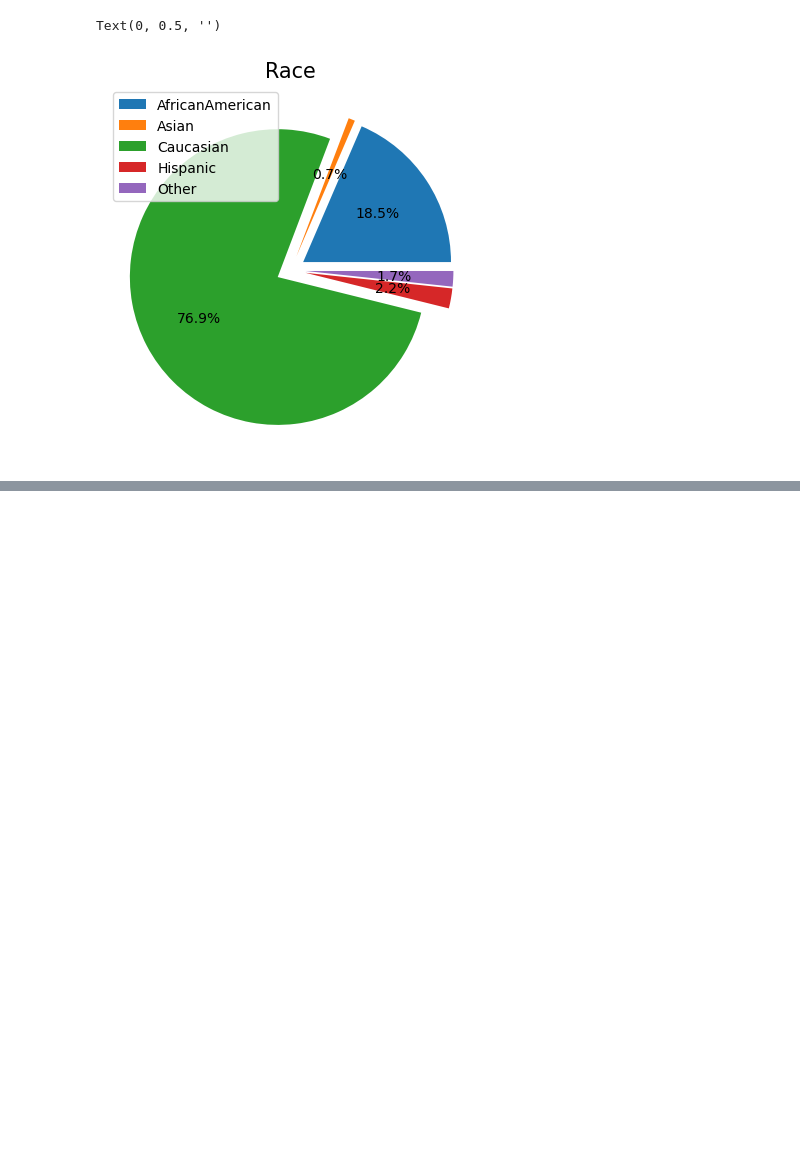
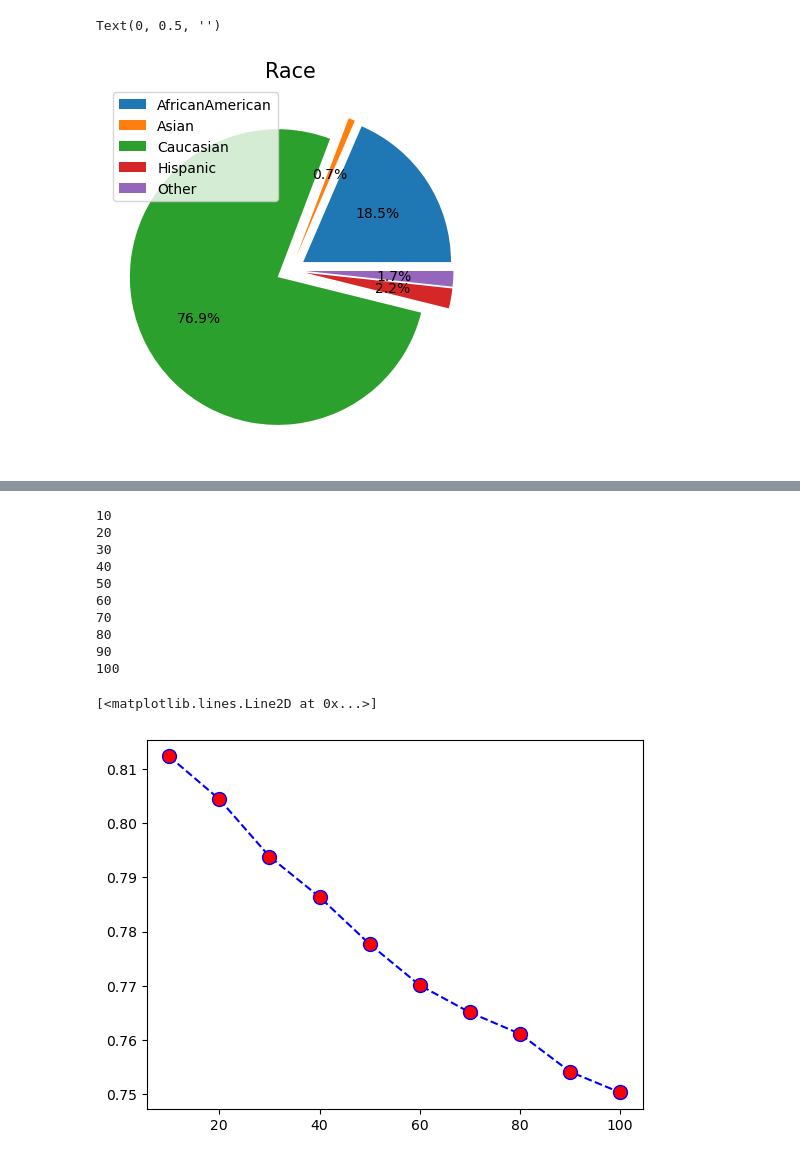
Before and after one commit to chlotmpo/python_data_analysis, a Jupyter notebook: Notebook_diabetes/Notebook_diabetes.ipynb, the cells around one changed output, grey strips where cells are left out. Saved outputs shown, nothing was run; the diff lists cells and outputs as text; code cells hidden in the pictures; blank space fills up the shorter version.

```diff
--- a/Notebook_diabetes/Notebook_diabetes.ipynb
+++ b/Notebook_diabetes/Notebook_diabetes.ipynb
@@ -353,0 +445,7 @@ Text(0, 0.5, '')
+# %%
+#we scale the data to have a same basis for all the columns
+from sklearn.preprocessing import StandardScaler
+scaler = StandardScaler()
+scaler.fit(x_train)
+x_train = scaler.transform(x_train)
+x_test = scaler.transform(x_test)
@@ -353,0 +454,5 @@ Text(0, 0.5, '')
+# %%
+#we import the algo from sklearn library to use knn model and then we create a knn model with our data
+from sklearn.neighbors import KNeighborsClassifier
+knn = KNeighborsClassifier(n_neighbors = 10)
+knn.fit(x_train, y_train)
@@ -353,0 +466,10 @@ Text(0, 0.5, '')
+# %%
+#we calculate our prediction
+y_pred = knn.predict(x_test)
+# %%
+#we want now to verify and test the performance of our model
+#to do so we will import the confusion matrix and the accuracy method to have visibility on the performance of our model
+from sklearn.metrics import confusion_matrix,accuracy_score
+cm = confusion_matrix(y_test, y_pred)
+ac = accuracy_score(y_test,y_pred)
+cm,ac
@@ -353,0 +494,27 @@ Text(0, 0.5, '')
+# %%
+#now it's time to visualize some elements of our model
+ks = [x for x in np.arange(10,102, 10)]
+acs = []
+
+for k in ks:
+    print(k)
+    knn = KNeighborsClassifier(n_neighbors = k).fit(x_train, y_train)
+    y_pred = knn.predict(x_test)
+    ac = accuracy_score(y_test,y_pred)
+    acs.append(ac)
+
+plt.plot(ks,acs,color = 'blue',linestyle='dashed',
+         marker='o',markerfacecolor='red', markersize=10)
+# %% [output]
+10
+20
+30
+40
+50
+60
+70
+80
+90
+100
+[<matplotlib.lines.Line2D at 0x...>]
+[figure, added]
```
Also changed, not shown: parts of 67 cells of this notebook.
